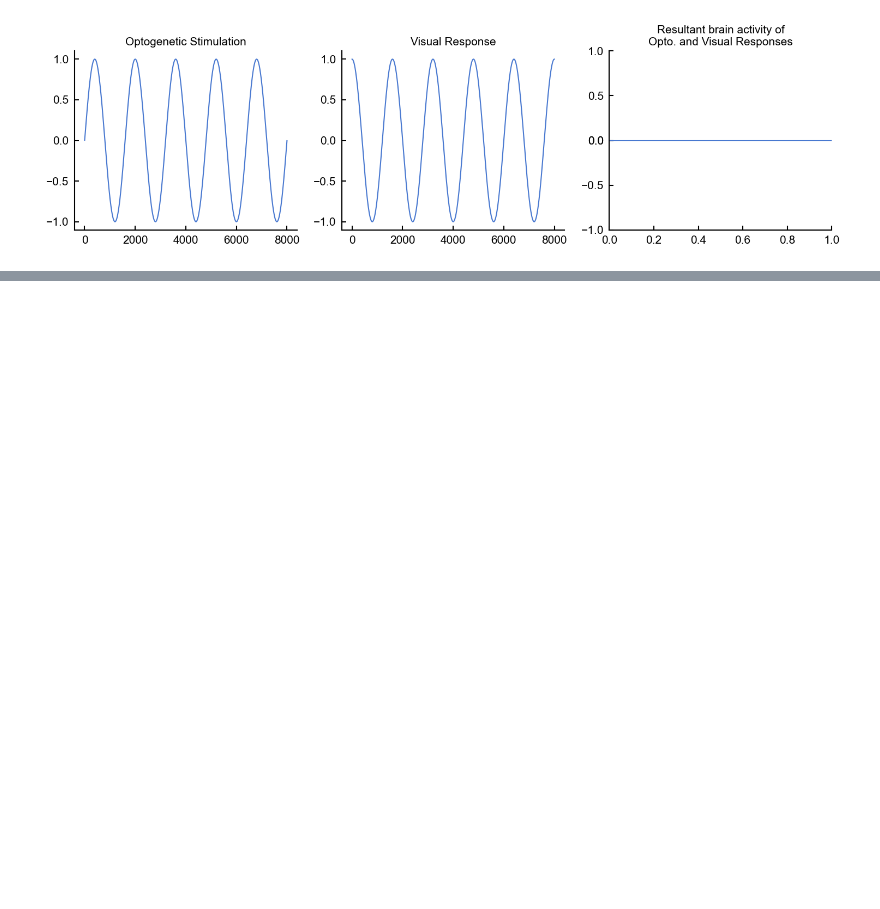
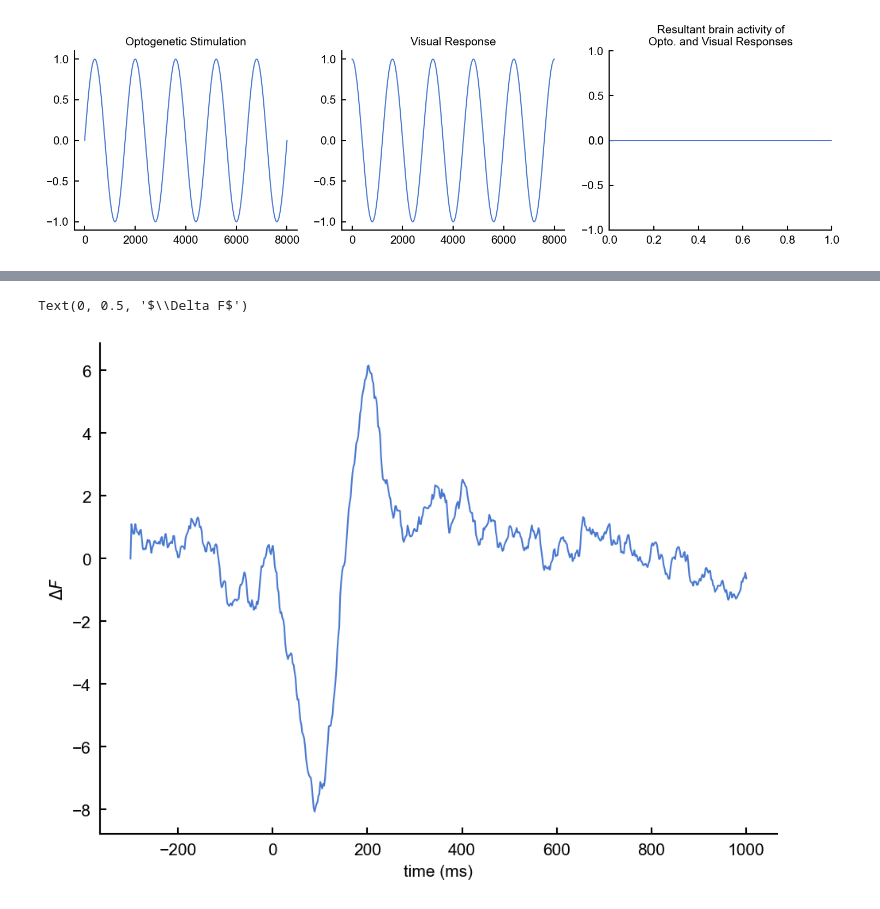
Before and after one commit to paschamatveev/wfOptoProject, a Jupyter notebook: wf + opto/mg figures.ipynb, the cells around one changed output, grey strips where cells are left out. Saved outputs shown, nothing was run; the diff lists cells and outputs as text; code cells hidden in the pictures; blank space fills up the shorter version.

```diff
--- a/wf + opto/mg figures.ipynb
+++ b/wf + opto/mg figures.ipynb
@@ -42,0 +82,23 @@ fig.tight_layout()
+# %%
+data717 = wfOpto(Path(r'Z:\Subjects\ZYE_0069\2023-07-17\1'), [np.r_[:334], np.r_[334:667]])
+# %%
+## spatial = data717.svdSpatFull.reshape(560*560, -1)
+pixel_ix = np.ravel_multi_index((246,198), (data717.py, data717.py)) # the pixel
+trials = np.squeeze(np.argwhere(data717.laserPowers[data717.listExps[0]]==3.2)) # the trials
+time = [np.linspace(-.3+i, i+1, n_samples) for i in data717.laserOn[data717.listExps[0][trials]]]
+trs = np.squeeze(np.array(time))
+
+opto = []
+for iT, tr in enumerate(time):
+    wf = data717.tToWFManual(tr)
+    dwf = [np.diff(i, prepend=i[0]) for i in wf.T]
+    dwf = np.array(dwf)
+    mov = data717.svdSpat[pixel_ix] @ dwf
+    opto.append(mov)
+opto = np.array(opto)
+plt.plot(timestamps, np.mean(opto, axis=0))
+plt.xlabel('time (ms)')
+plt.ylabel('$\Delta F$')
+# %% [output]
+Text(0, 0.5, '$\\Delta F$')
+[figure, added]
```
Also changed, not shown: parts of 12 cells of this notebook.
